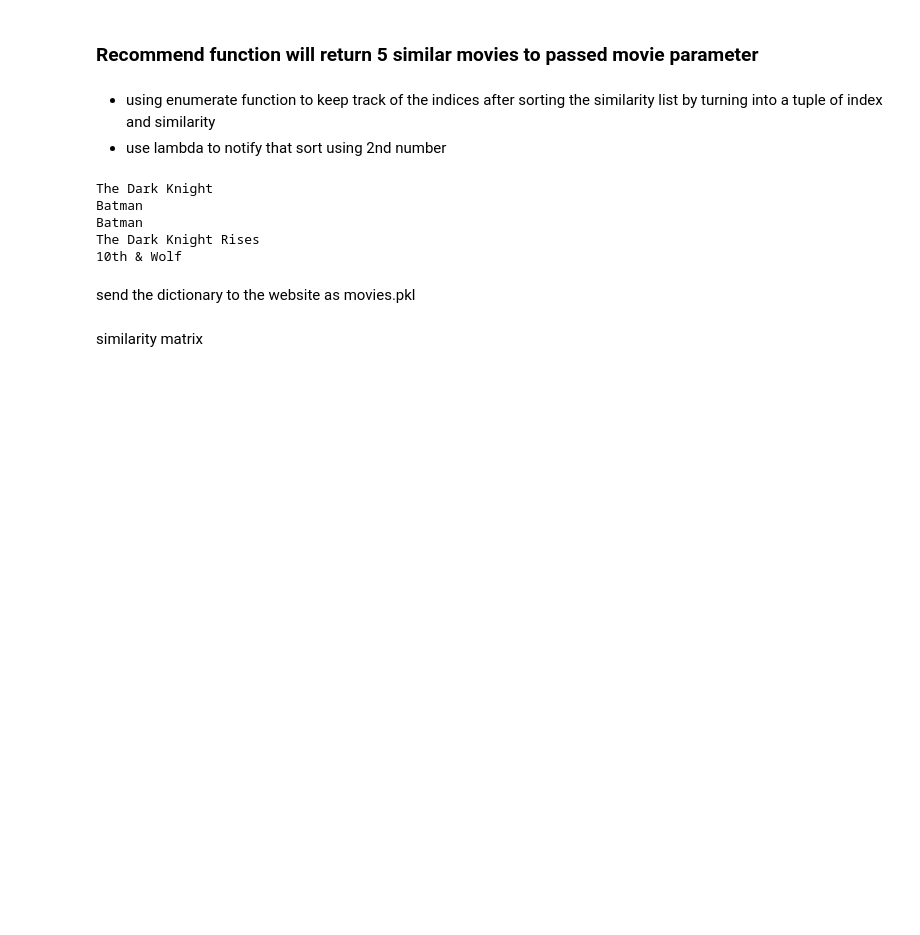
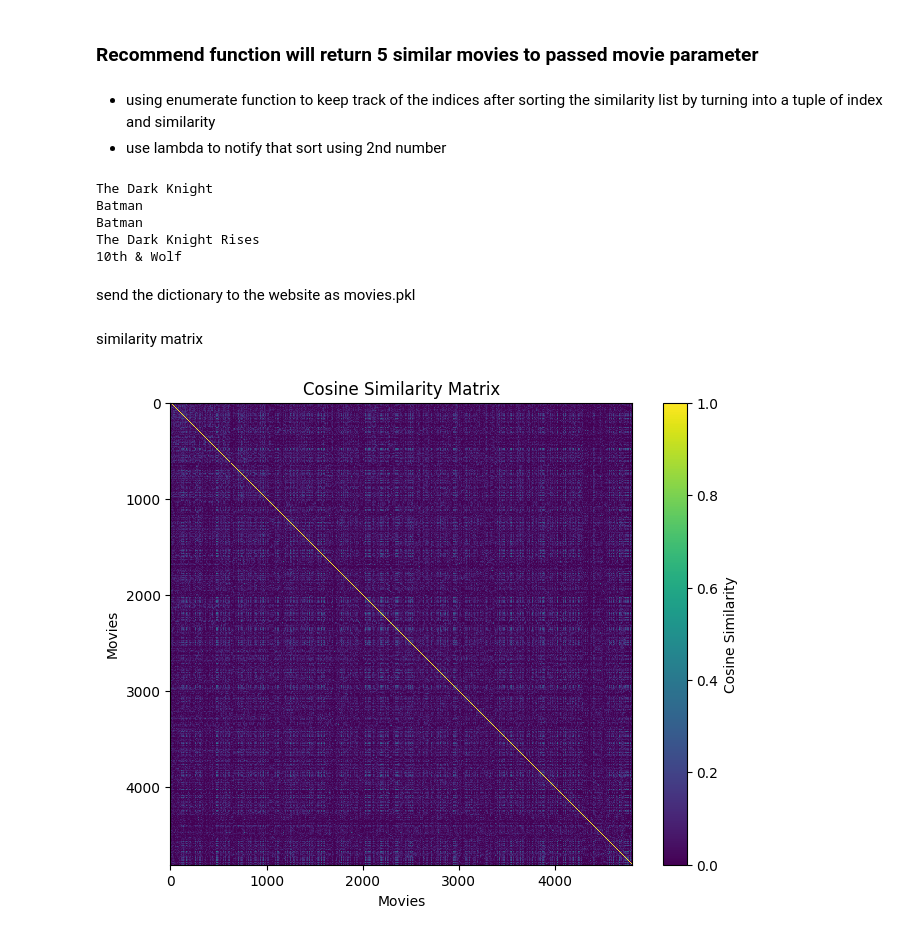
Before and after one commit to umaarabdullah/Movie-Recommender-System-kaggle-dataset, a Jupyter notebook: movie-recommender-system.ipynb, the cells around one changed output. Drawn from its saved outputs; the diff is of its cells as text; code cells hidden in the pictures; blank space fills up the shorter version.

Commit message:
cosine_similarity visualize

```diff
--- a/movie-recommender-system.ipynb
+++ b/movie-recommender-system.ipynb
@@ -440,0 +441,17 @@ pickle.dump(similarity, open('similarity.pkl','wb'))
+# %%
+import numpy as np
+import matplotlib.pyplot as plt
+
+# Sample cosine similarity matrix (replace with your actual matrix)
+cosine_similarity_matrix = similarity
+
+# Plotting the cosine similarity matrix
+plt.figure(figsize=(8, 6))
+plt.imshow(cosine_similarity_matrix, cmap='viridis', interpolation='nearest')
+plt.colorbar(label='Cosine Similarity')
+plt.title('Cosine Similarity Matrix')
+plt.xlabel('Movies')
+plt.ylabel('Movies')
+plt.show()
+# %% [output]
+[figure, added]
```
Also changed, not shown: parts of 2 cells of this notebook, 3 other files.
